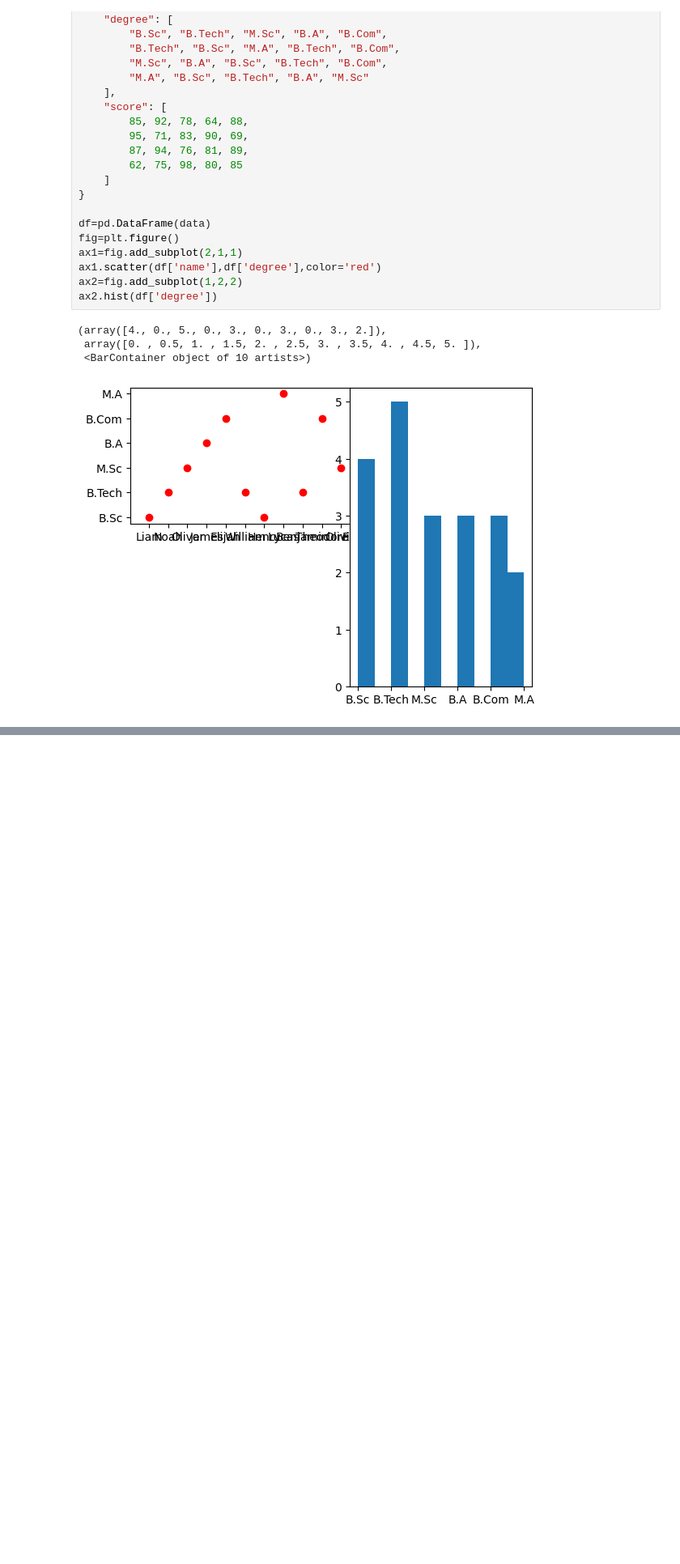
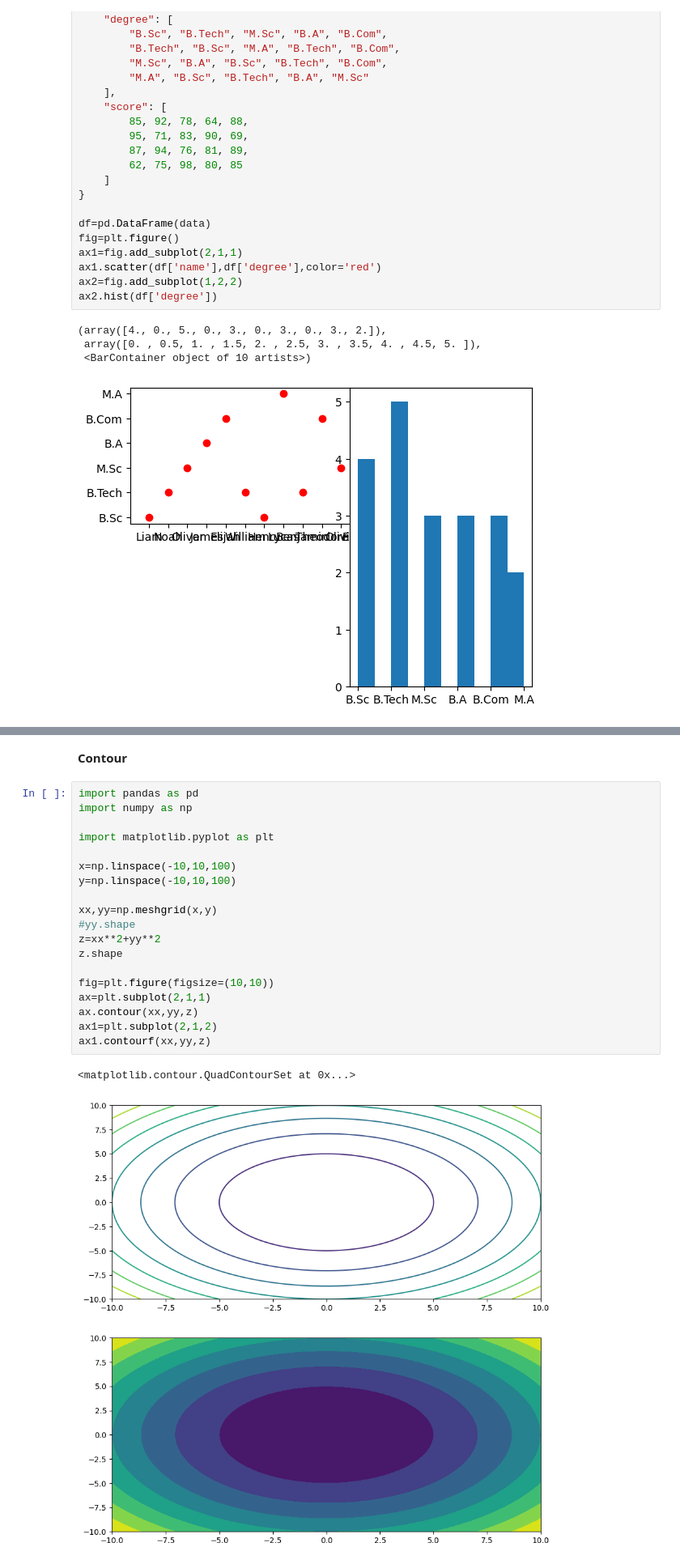
Before and after one commit to SUCCESSneeded/practice, a Jupyter notebook: subplot.ipynb, the cells around one changed output, grey strips where cells are left out. Shown at 81% size. Saved outputs shown, nothing was run; the diff lists cells and outputs as text; blank space fills up the shorter version.

```diff
--- a/subplot.ipynb
+++ b/subplot.ipynb
@@ -127,0 +216,24 @@ ax2.hist(df['degree'])
+# %% [markdown]
+**Contour**
+# %%
+import pandas as pd
+import numpy as np
+
+import matplotlib.pyplot as plt
+
+x=np.linspace(-10,10,100)
+y=np.linspace(-10,10,100)
+
+xx,yy=np.meshgrid(x,y)
+#yy.shape
+z=xx**2+yy**2
+z.shape
+
+fig=plt.figure(figsize=(10,10))
+ax=plt.subplot(2,1,1)
+ax.contour(xx,yy,z)
+ax1=plt.subplot(2,1,2)
+ax1.contourf(xx,yy,z)
+# %% [output]
+<matplotlib.contour.QuadContourSet at 0x...>
+[figure, added]
```
Also changed, not shown: parts of 15 cells of this notebook.
